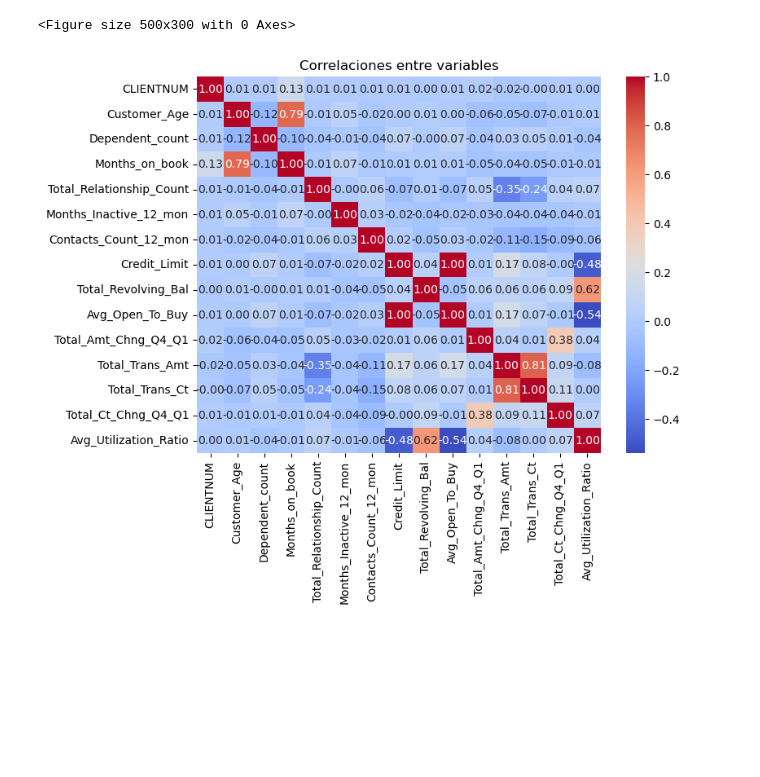
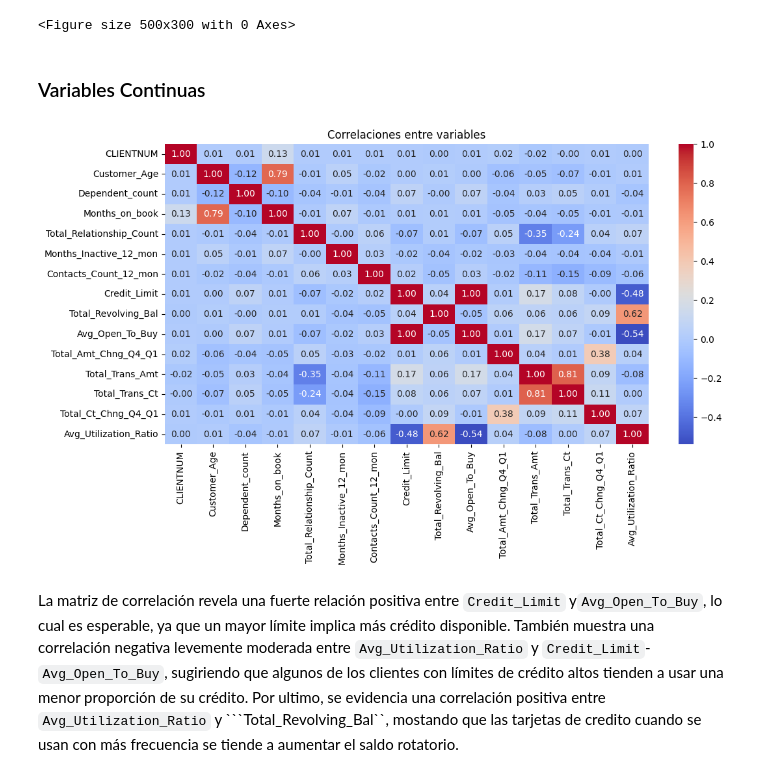
Before and after one commit to spulidov91/DSA_churn, a Jupyter notebook: Churn Project.ipynb, the cells around one changed output. Cells and saved outputs as stored; diff of their text form; code cells hidden in the pictures; blank space fills up the shorter version.

````diff
--- a/Churn Project.ipynb
+++ b/Churn Project.ipynb
@@ -110,20 +146,24 @@ plt.bar()
 # %% [output]
 NameError: name 'categoria' is not defined
 <Figure size 500x300 with 0 Axes>
+# %% [markdown]
+### Variables Continuas
 # %%
 # Seleccionar solo columnas numéricas
 numerical_data = datos.select_dtypes(include=['float64', 'int64'])
 
 # Calcular la matriz de correlación
 corr = numerical_data.corr()
 
 # Crear el heatmap
-plt.figure(figsize=[8, 6])
+plt.figure(figsize=[12, 6])
 sns.heatmap(corr, annot=True, cmap='coolwarm', fmt='.2f')
 plt.title('Correlaciones entre variables')
 plt.show()
 # %% [output]
-[figure, old version]
+[figure, new version]
+# %% [markdown]
+La matriz de correlación revela una fuerte relación positiva entre ``Credit_Limit`` y``Avg_Open_To_Buy``, lo cual es esperable, ya que un mayor límite implica más crédito disponible. También muestra una correlación negativa levemente moderada entre ``Avg_Utilization_Ratio`` y ``Credit_Limit``-``Avg_Open_To_Buy``, sugiriendo que algunos de los clientes con límites de crédito altos tienden a usar una menor proporción de su crédito. Por ultimo, se evidencia una correlación positiva entre ``Avg_Utilization_Ratio`` y ```Total_Revolving_Bal``, mostando que las tarjetas de credito cuando se usan con más frecuencia se tiende a aumentar el saldo rotatorio.
 # %%
 import plotly.subplots as sp
 import plotly.graph_objects as go
````
Also changed, not shown: parts of 13 cells of this notebook.
